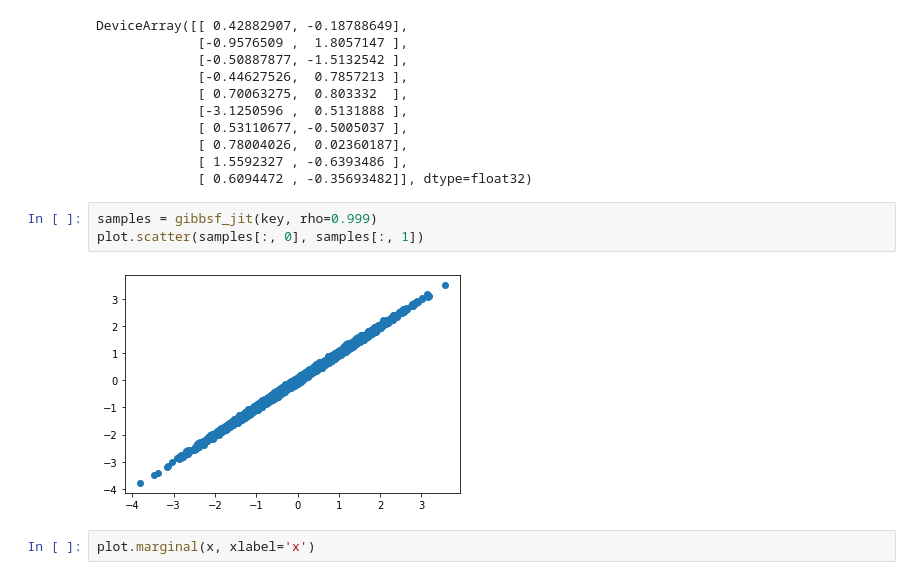
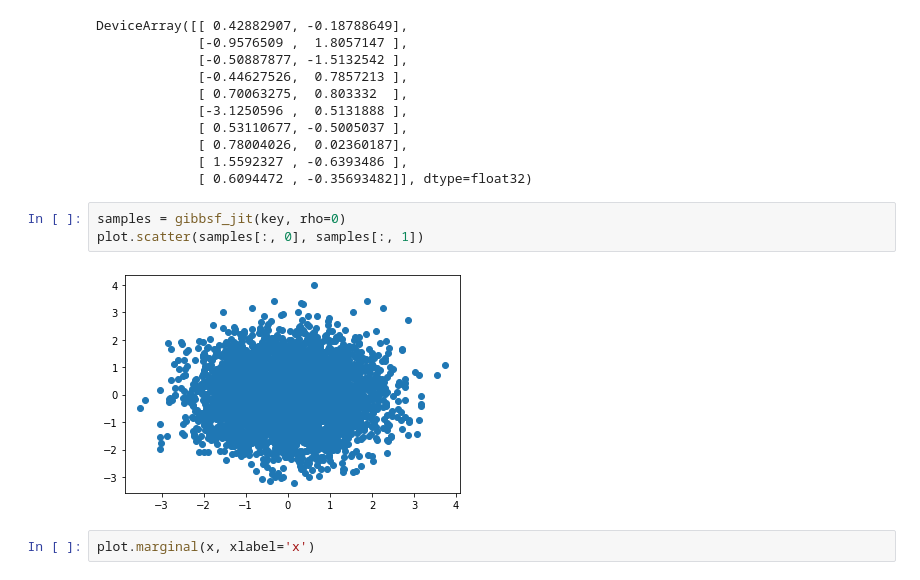
Before and after one commit to ajipalar/pynet, a Jupyter notebook: examples/functional_gibbs.ipynb, the cells around one changed output. Saved outputs shown, nothing was run; the diff lists cells and outputs as text.

```diff
--- a/examples/functional_gibbs.ipynb
+++ b/examples/functional_gibbs.ipynb
@@ -92,10 +92,10 @@ DeviceArray([[ 0.42882907, -0.18788649],
              [ 1.5592327 , -0.6393486 ],
              [ 0.6094472 , -0.35693482]], dtype=float32)
 # %%
-samples = gibbsf_jit(key, rho=0.999)
+samples = gibbsf_jit(key, rho=0)
 plot.scatter(samples[:, 0], samples[:, 1])
 # %% [output]
-[figure, old version]
+[figure, new version]
 # %%
 plot.marginal(x, xlabel='x')
 # %% [output]
```
Also changed, not shown: 3 other files.
